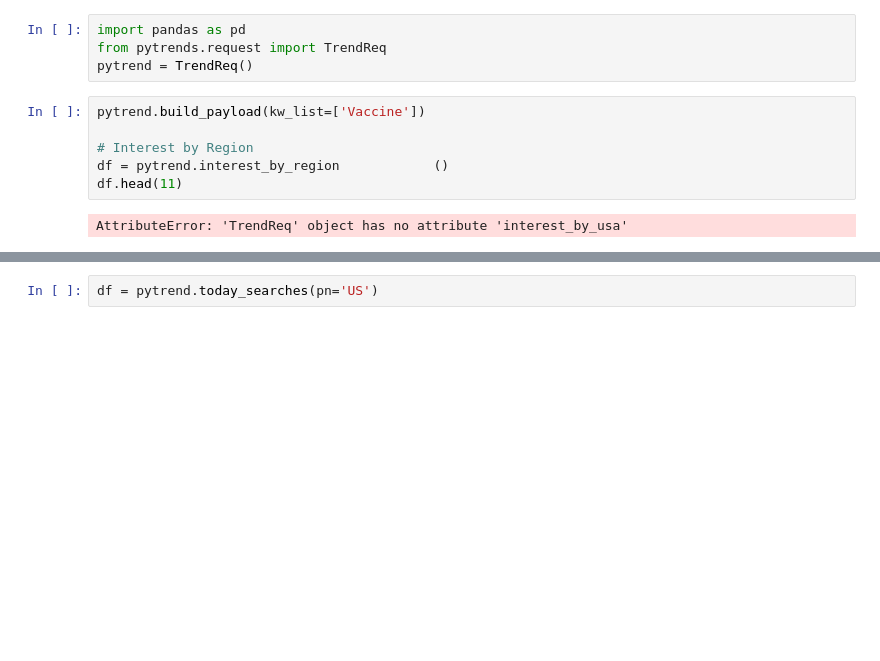
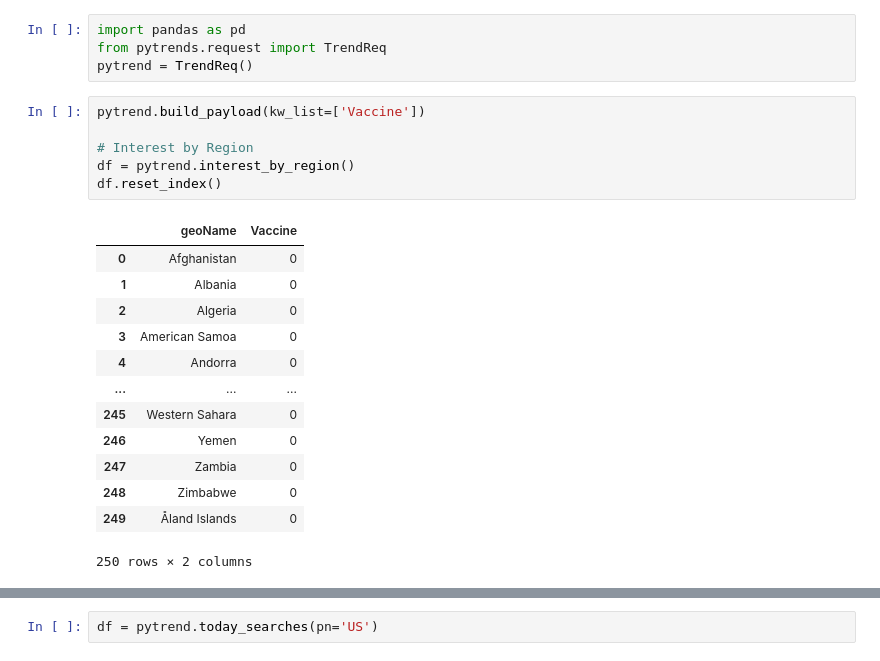
Before and after one commit to gelopez21/Project2, a Jupyter notebook: gTrends.ipynb, the cells around one changed output, grey strips where cells are left out. Cells and saved outputs as stored; diff of their text form; blank space fills up the shorter version.

```diff
--- a/gTrends.ipynb
+++ b/gTrends.ipynb
@@ -22,9 +22,21 @@ pytrend = TrendReq()
 # %%
 pytrend.build_payload(kw_list=['Vaccine'])
 
 # Interest by Region
-df = pytrend.interest_by_region            ()
-df.head(11)
+df = pytrend.interest_by_region()
+df.reset_index()
 # %% [output]
+|  | geoName | Vaccine |
+| 0 | Afghanistan | 0 |
+| 1 | Albania | 0 |
+| 2 | Algeria | 0 |
+| 3 | American Samoa | 0 |
+| 4 | Andorra | 0 |
+| ... | ... | ... |
+| 245 | Western Sahara | 0 |
+| 246 | Yemen | 0 |
+| 247 | Zambia | 0 |
+| 248 | Zimbabwe | 0 |
+| 249 | Åland Islands | 0 |
-AttributeError: 'TrendReq' object has no attribute 'interest_by_usa'
+250 rows × 2 columns
 # %%
```
Also changed, not shown: parts of 6 cells of this notebook, 8 other files.
